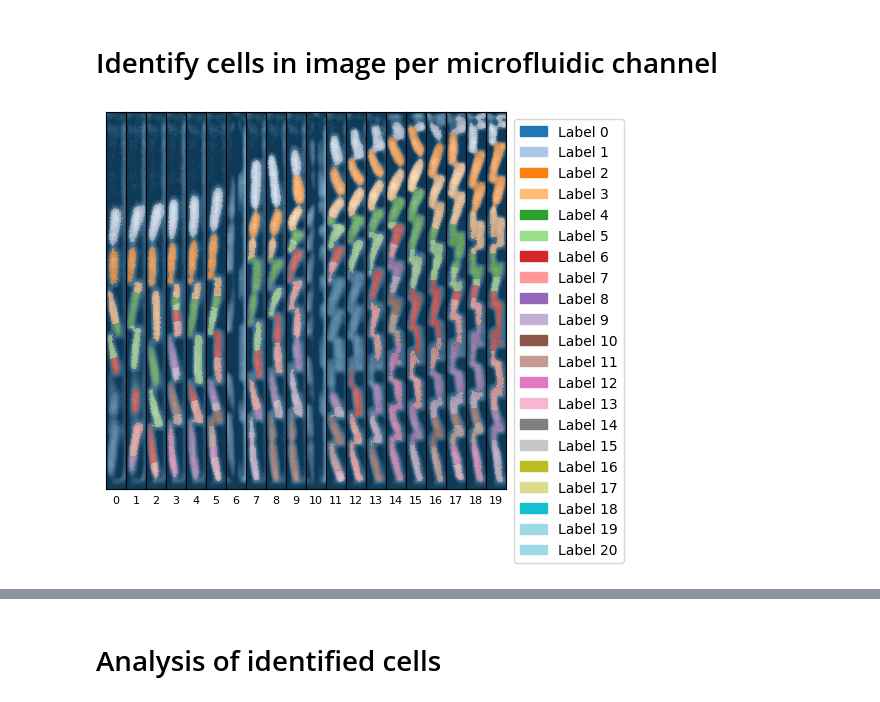
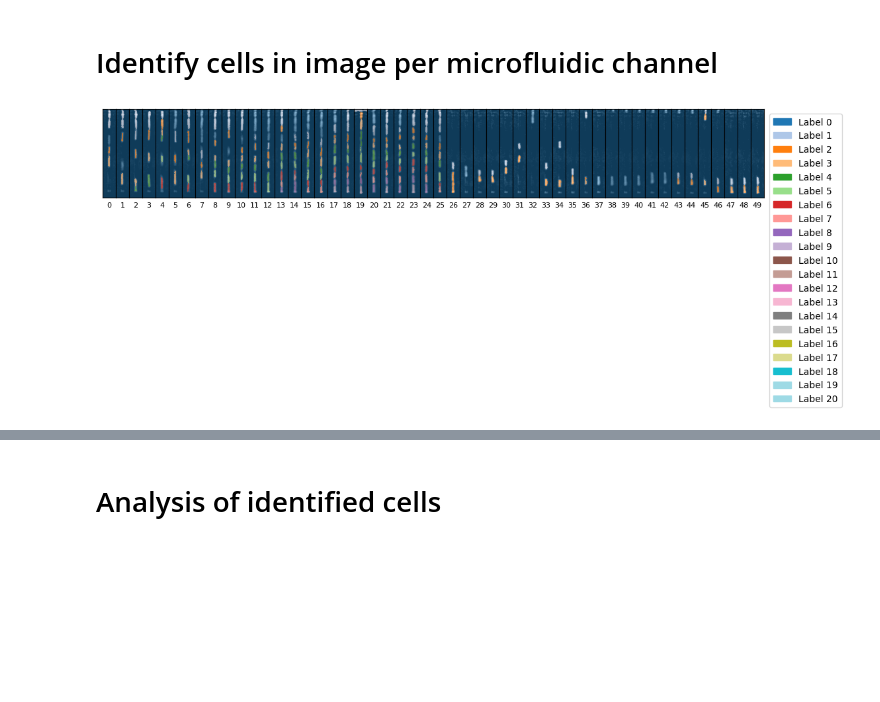
Before and after one commit to nvivanco/Image_analysis, a Jupyter notebook: bacteria_segmentation_tracking_mm_tutorial.ipynb, the cells around one changed output, grey strips where cells are left out. Drawn from its saved outputs; the diff is of its cells as text; code cells hidden in the pictures; blank space fills up the shorter version.

```diff
--- a/bacteria_segmentation_tracking_mm_tutorial.ipynb
+++ b/bacteria_segmentation_tracking_mm_tutorial.ipynb
@@ -68,11 +104,11 @@ pre.subtract_fov_stack(path_to_mm_channels, FOV, empty_stack_id, ana_peak_ids, m
 # %% [markdown]
 # Identify cells in image per microfluidic channel
 # %%
-fov_id = '001'
-peak_id = '1164' # '2227' #'1314'
+fov_id = '003'
+peak_id = '275' #'453' #'479' #'275' #'250'
 phase_channel = '0'
 fluor_channel = '1'
-path_to_phase_stack = f'/Users/noravivancogonzalez/Desktop/20241114/hyperstacked/drift_corrected/rotated/mm_channels/subtracted/subtracted_FOV_{fov_id}_region_{peak_id}_c_{phase_channel}.tif'
-path_to_fluor_stack = f'/Users/noravivancogonzalez/Desktop/20241114/hyperstacked/drift_corrected/rotated/mm_channels/subtracted/subtracted_FOV_{fov_id}_region_{peak_id}_c_{fluor_channel}.tif'
+path_to_phase_stack = f'/Users/noravivancogonzalez/Desktop/{folder_name}/hyperstacked/drift_corrected/rotated/mm_channels/subtracted/subtracted_FOV_{fov_id}_region_{peak_id}_c_{phase_channel}.tif'
+path_to_fluor_stack = f'/Users/noravivancogonzalez/Desktop/{folder_name}/hyperstacked/drift_corrected/rotated/mm_channels/subtracted/subtracted_FOV_{fov_id}_region_{peak_id}_c_{fluor_channel}.tif'
 # %%
 # Specify a mask output path where labeled masks can be added to further process images with cellTK
@@ -91,12 +127,12 @@ mm3seg.segment_chnl_stack(path_to_phase_stack,
 # %%
-labeled_stack = f'/Users/noravivancogonzalez/Desktop/20241114/hyperstacked/drift_corrected/rotated/mm_channels/subtracted/mm3_segmented_subtracted_FOV_{fov_id}_region_{peak_id}_c_{phase_channel}.tif'
+labeled_stack = f'/Users/noravivancogonzalez/Desktop/{folder_name}/hyperstacked/drift_corrected/rotated/mm_channels/subtracted/mm3_segmented_subtracted_FOV_{fov_id}_region_{peak_id}_c_{phase_channel}.tif'
 # %%
 # Plot identified cells in from start timeframe, until timeframe 20 to get a sense of the success of cell segementation
 # In this case only some of the segmentation looks of, a lot of cells are stacked at an angle with overlaps, making it difficult for the
 # algorithm to distinguish one cell from another.
-mm3seg.display_segmentation(path_to_phase_stack, mask_path = labeled_stack, start=0, end=20, alpha=0.5)
+mm3seg.display_segmentation(path_to_phase_stack, mask_path = labeled_stack, start=0, end=50, alpha=0.5)
 # %% [output]
-[figure, old version]
+[figure, new version]
 # %%
 # Extract information from identified cells in a dictionary
 # This function attempts to identify cells across timeframes, tracking divisions.
```
Also changed, not shown: parts of 39 cells of this notebook.
